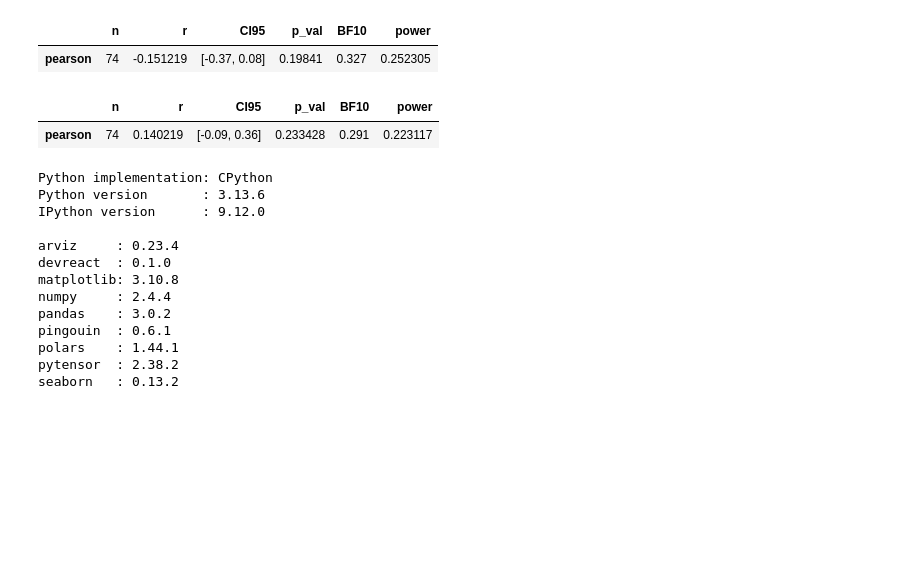
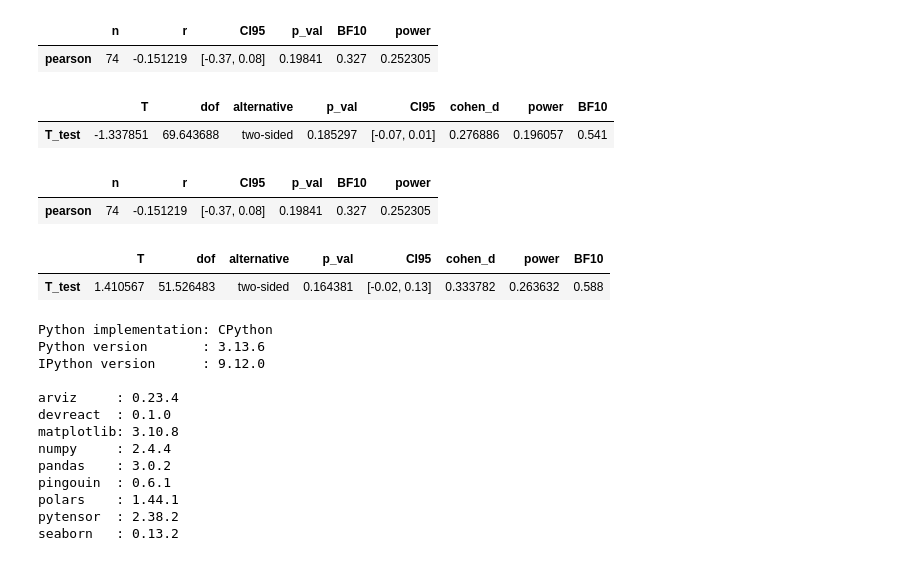
Before and after one commit to prestonlab/devreact, a Jupyter notebook: jupyter/plot_emission_neural_dual.ipynb, the cells around one changed output. Cells and saved outputs as stored; diff of their text form; code cells hidden in the pictures; blank space fills up the shorter version.

```diff
--- a/jupyter/plot_emission_neural_dual.ipynb
+++ b/jupyter/plot_emission_neural_dual.ipynb
@@ -152,12 +148,26 @@ pg.corr(fixed_direct["Age"], fixed_direct["Probability"])
 # %% [output]
 |  | n | r | CI95 | p_val | BF10 | power |
 | pearson | 74 | -0.151219 | [-0.37, 0.08] | 0.19841 | 0.327 | 0.252305 |
+# %%
+children = fixed_direct.filter(pl.col("Age") < 18)
+adults = fixed_direct.filter(pl.col("Age") >= 18)
+pg.ttest(adults["Probability"], children["Probability"])
+# %% [output]
+|  | T | dof | alternative | p_val | CI95 | cohen_d | power | BF10 |
+| T_test | -1.337851 | 69.643688 | two-sided | 0.185297 | [-0.07, 0.01] | 0.276886 | 0.196057 | 0.541 |
 # %%
-fixed_direct = m.filter(pl.col("Process") == "Fixed-speed", pl.col("Trial type") == "Indirect")
+fixed_indirect = m.filter(pl.col("Process") == "Fixed-speed", pl.col("Trial type") == "Indirect")
 pg.corr(fixed_direct["Age"], fixed_direct["Probability"])
 # %% [output]
 |  | n | r | CI95 | p_val | BF10 | power |
-| pearson | 74 | 0.140219 | [-0.09, 0.36] | 0.233428 | 0.291 | 0.223117 |
+| pearson | 74 | -0.151219 | [-0.37, 0.08] | 0.19841 | 0.327 | 0.252305 |
+# %%
+children = fixed_indirect.filter(pl.col("Age") < 18)
+adults = fixed_indirect.filter(pl.col("Age") >= 18)
+pg.ttest(adults["Probability"], children["Probability"])
+# %% [output]
+|  | T | dof | alternative | p_val | CI95 | cohen_d | power | BF10 |
+| T_test | 1.410567 | 51.526483 | two-sided | 0.164381 | [-0.02, 0.13] | 0.333782 | 0.263632 | 0.588 |
 # %%
 %load_ext watermark
 %watermark -v -iv
```
Also changed, not shown: parts of 3 cells of this notebook.
